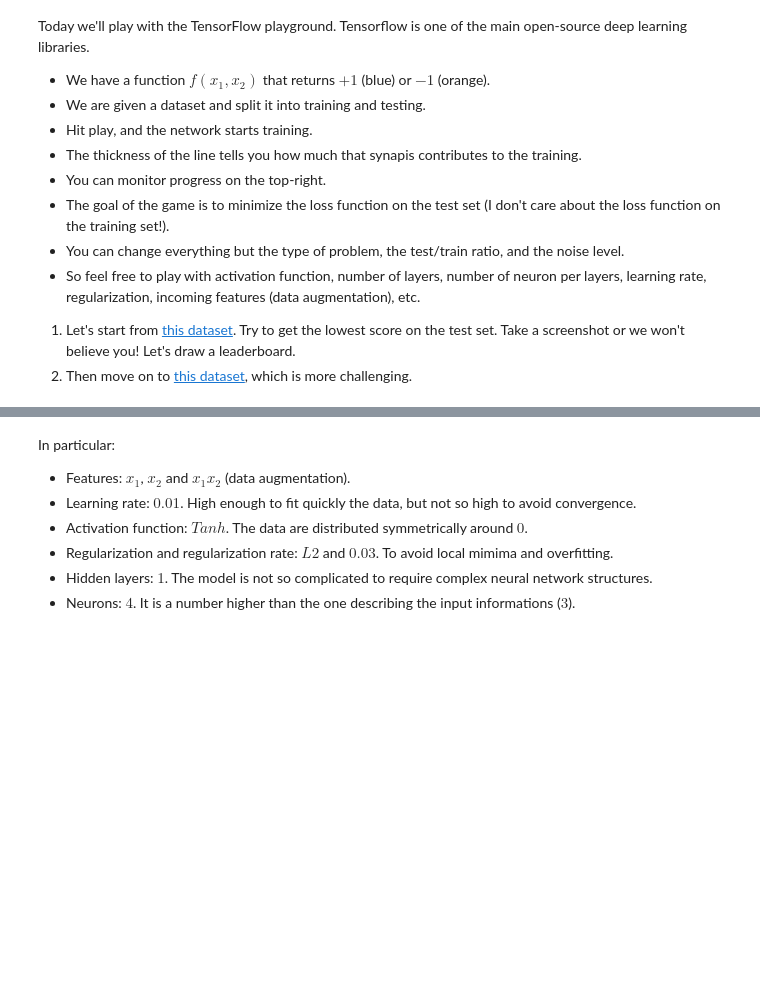
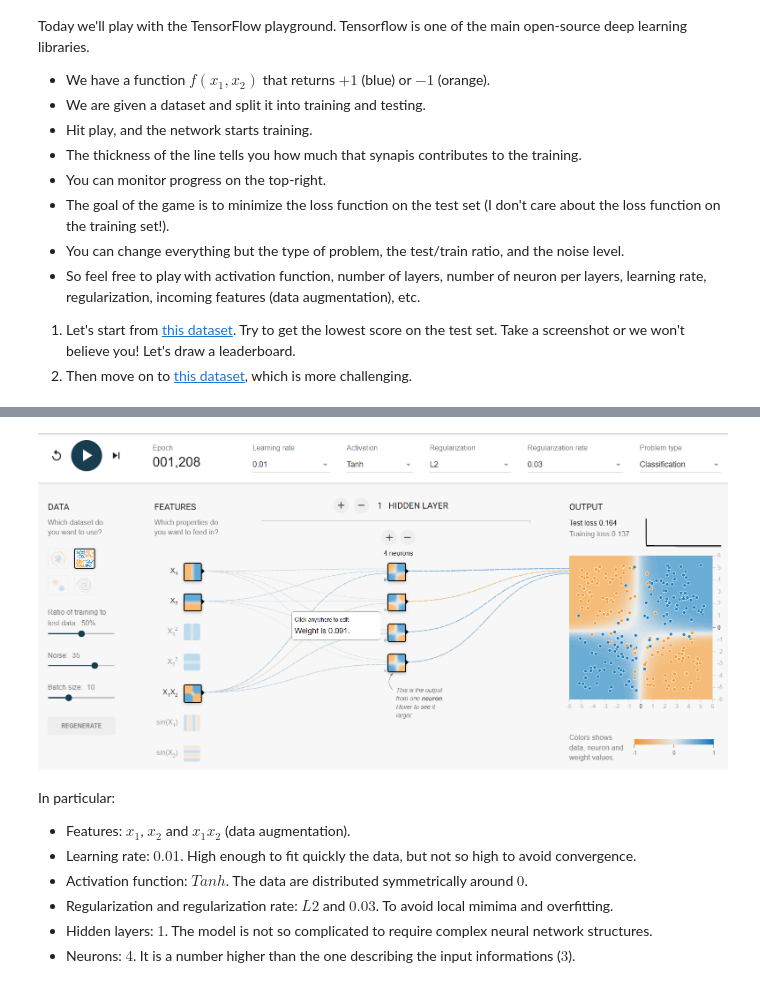
Before and after one commit to BeatriceSala01/astrostatistics_bicocca_2024, a Jupyter notebook: working/L19.MultilayerPerceptron.ipynb, the cells around one changed output, grey strips where cells are left out. Saved outputs shown, nothing was run; the diff lists cells and outputs as text; code cells hidden in the pictures; blank space fills up the shorter version.

```diff
--- a/working/L19.MultilayerPerceptron.ipynb
+++ b/working/L19.MultilayerPerceptron.ipynb
@@ -22,3 +22,7 @@ Today we'll play with the TensorFlow playground. Tensorflow is one of the main o
+# %%
+Image('NNP_one.png')
+# %% [output]
+[figure, added]
 # %% [markdown]
 In particular:
 
```
Also changed, not shown: parts of 4 cells of this notebook.
